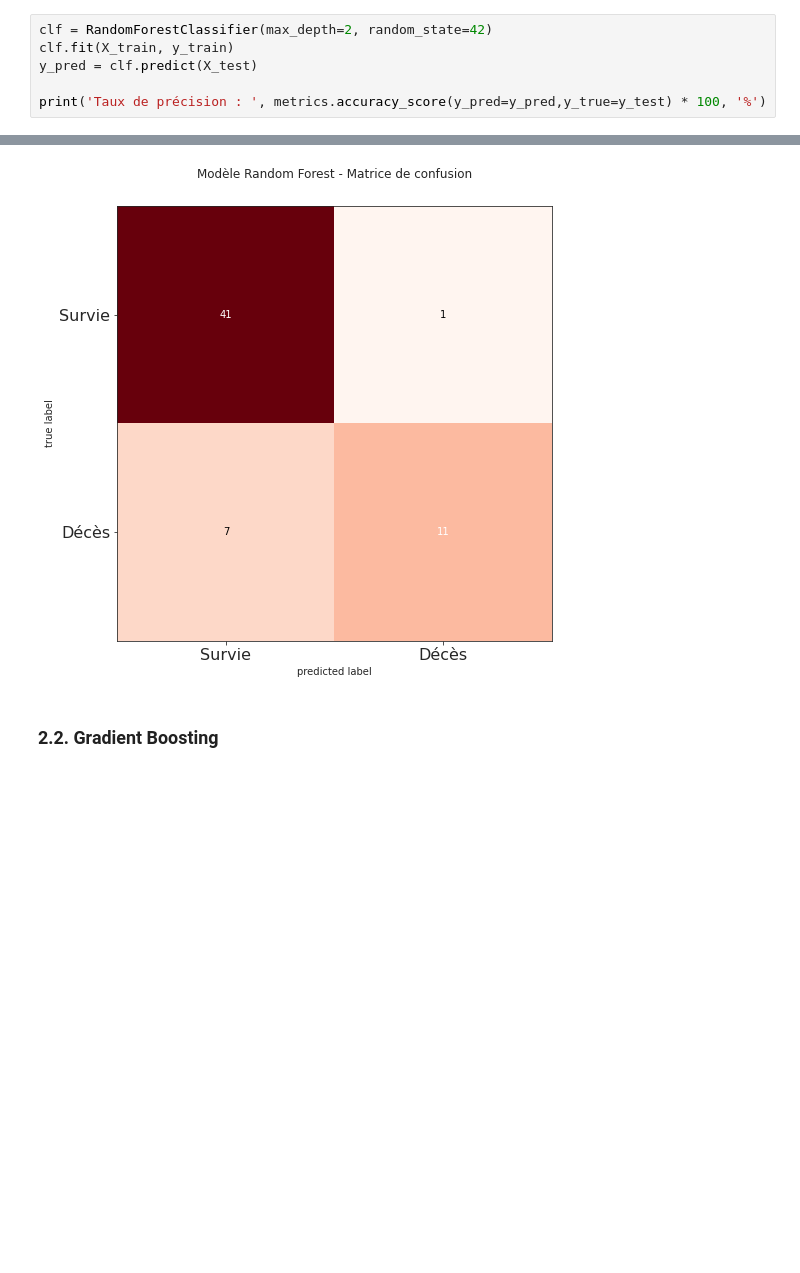
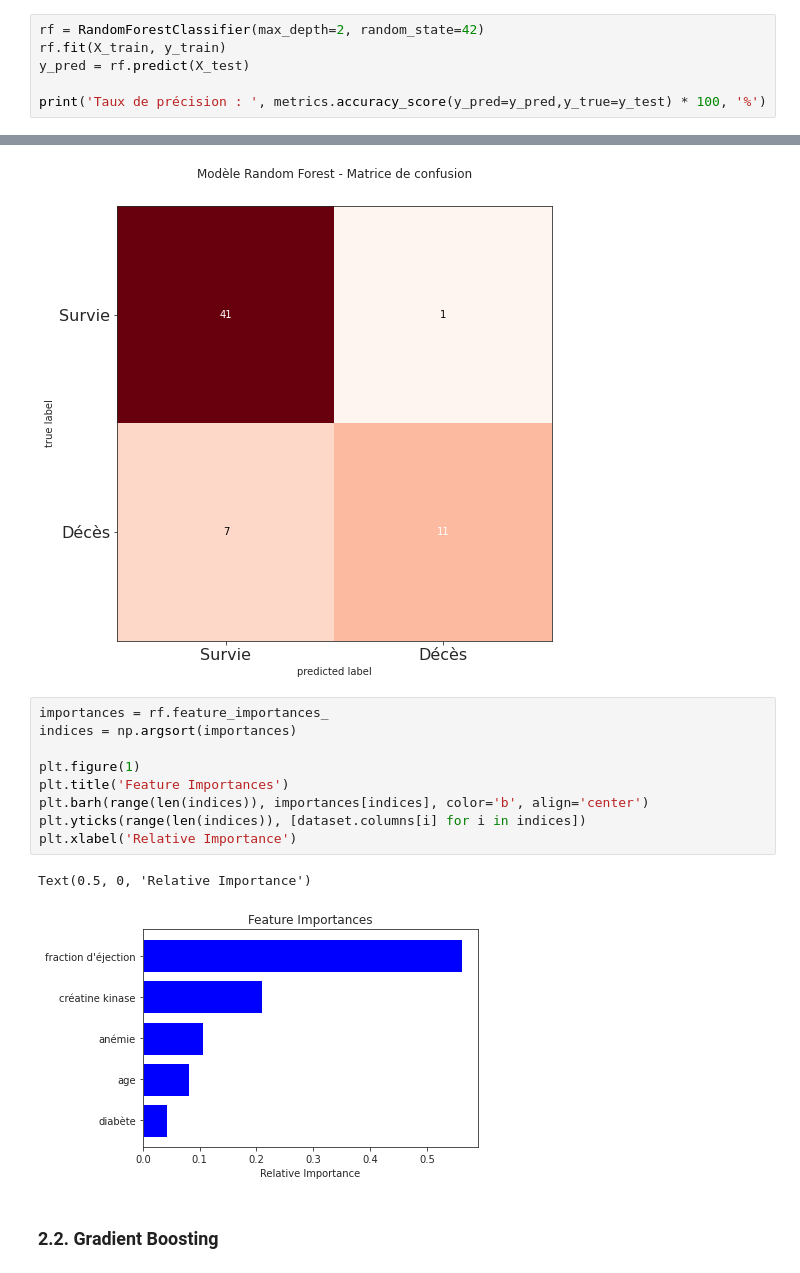
Before and after one commit to Sylvariane/Prediction_crise_cardiaque, a Jupyter notebook: Prédictions_crises_cardiaques.ipynb, the cells around one changed output, grey strips where cells are left out. Drawn from its saved outputs; the diff is of its cells as text; blank space fills up the shorter version.

```diff
--- a/Prédictions_crises_cardiaques.ipynb
+++ b/Prédictions_crises_cardiaques.ipynb
@@ -515,9 +516,9 @@ X_train, X_test, y_train, y_test = train_test_split(X, y, test_size=0.2, train_s
 # %% [markdown]
 ### 2.1. Random Forest
 # %%
-clf = RandomForestClassifier(max_depth=2, random_state=42)
-clf.fit(X_train, y_train)
-y_pred = clf.predict(X_test)
+rf = RandomForestClassifier(max_depth=2, random_state=42)
+rf.fit(X_train, y_train)
+y_pred = rf.predict(X_test)
 
 print('Taux de précision : ', metrics.accuracy_score(y_pred=y_pred,y_true=y_test) * 100, '%')
 # %% [output]
@@ -531,6 +532,18 @@ _ = plt.yticks(range(2), ["Survie","Décès"], fontsize=16)
 _ = plt.show()
 # %% [output]
 [figure]
+# %%
+importances = rf.feature_importances_
+indices = np.argsort(importances)
+
+plt.figure(1)
+plt.title('Feature Importances')
+plt.barh(range(len(indices)), importances[indices], color='b', align='center')
+plt.yticks(range(len(indices)), [dataset.columns[i] for i in indices])
+plt.xlabel('Relative Importance')
+# %% [output]
+Text(0.5, 0, 'Relative Importance')
+[figure, added]
 # %% [markdown]
 ### 2.2. Gradient Boosting
 # %%
```
Also changed, not shown: parts of 1 cell of this notebook.
